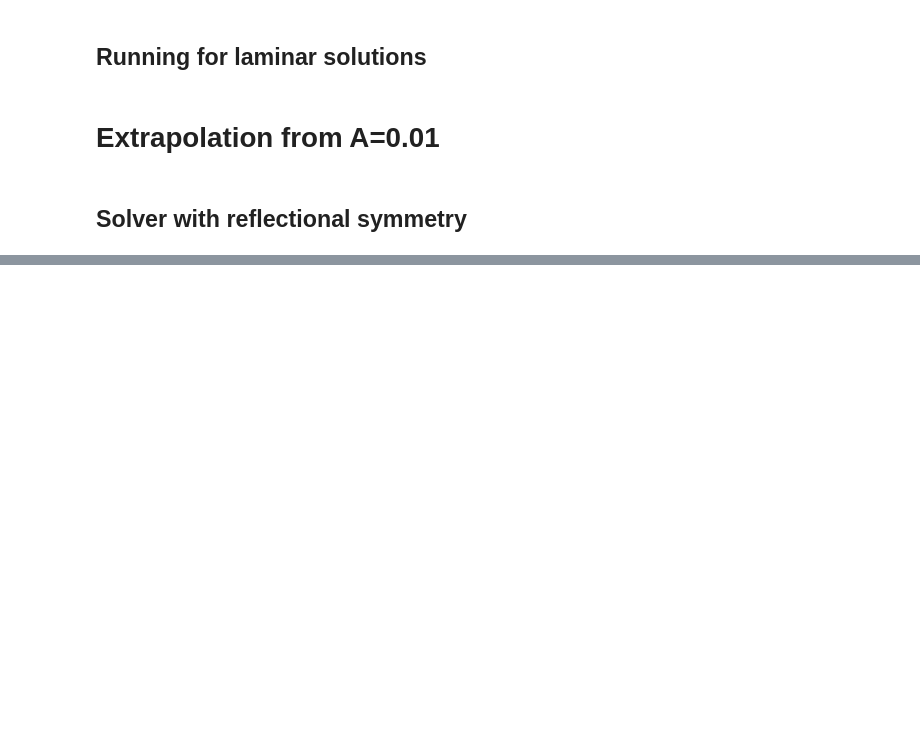
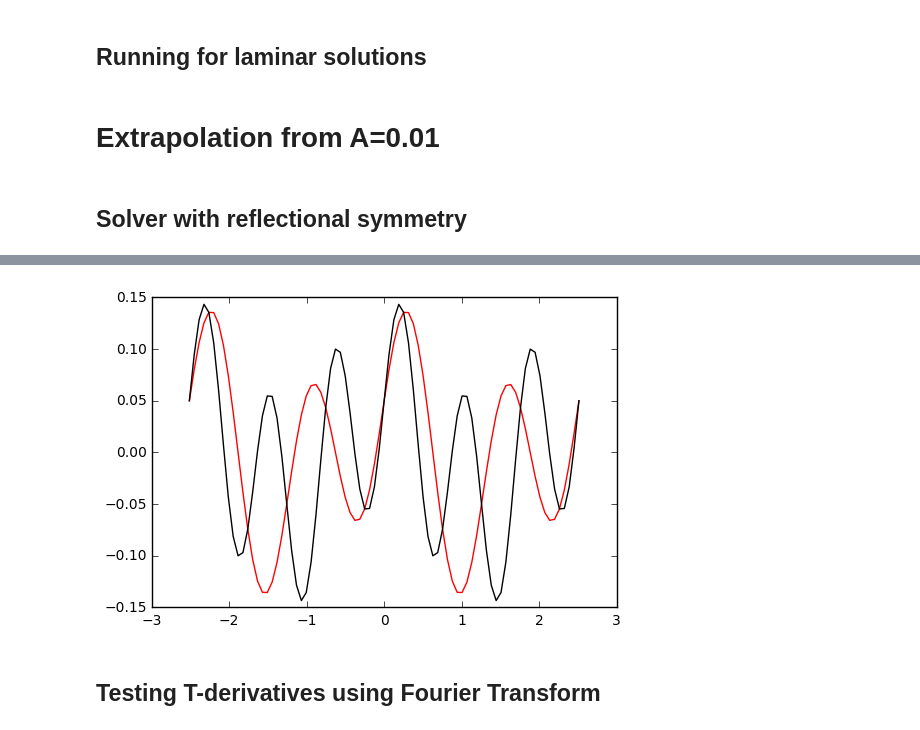
Before and after one commit to saba-vadarevu/Grooved-Channel-Flow, a Jupyter notebook: exactRiblet.ipynb, the cells around one changed output, grey strips where cells are left out. Saved outputs shown, nothing was run; the diff lists cells and outputs as text; code cells hidden in the pictures; blank space fills up the shorter version.

```diff
--- a/exactRiblet.ipynb
+++ b/exactRiblet.ipynb
@@ -2095,0 +2128,10 @@ OSError: unable to create file (File accessibilty: Unable to open file)
+# %%
+zArr = np.arange(-Lz, 1.001*Lz, Lz/40.)
+plt.figure()
+plt.plot(zArr, 0.05*np.cos(b*zArr)+0.1*np.cos(2.*b*zArr-np.pi/2.),'r')
+plt.plot(zArr, 0.05*np.cos(b*zArr)+0.1*np.cos(3.*b*zArr-np.pi/2.),'k')
+plt.show()
+# %% [output]
+[figure, added]
+# %% [markdown]
+## Testing T-derivatives using Fourier Transform
```
Also changed, not shown: parts of 31 cells of this notebook, 5 other files.
